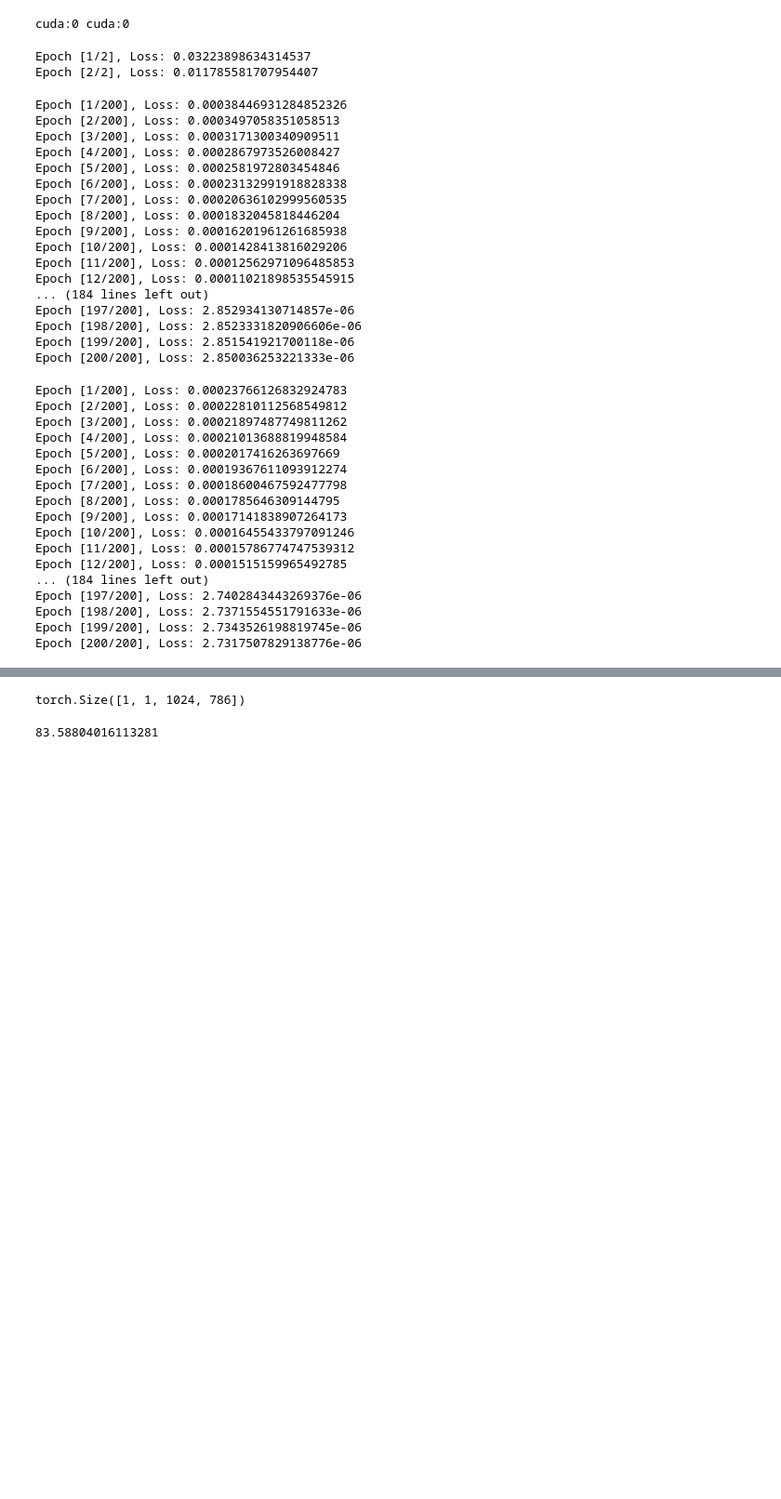
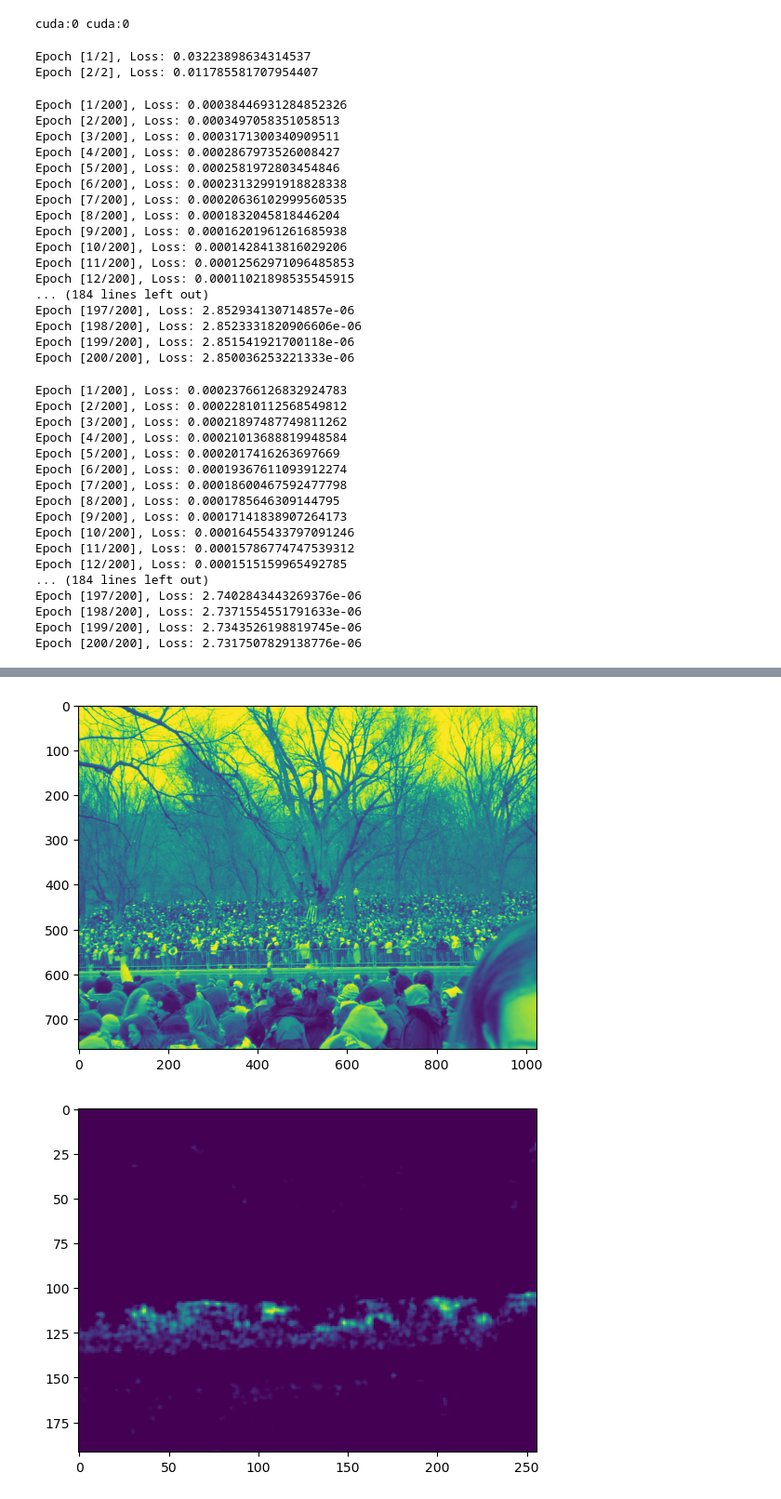
Before and after one commit to Redluigi1/Crowd_counting_using_MCNN, a Jupyter notebook: main.ipynb, the cells around one changed output, grey strips where cells are left out. Shown at 93% size. Saved outputs shown, nothing was run; the diff lists cells and outputs as text; code cells hidden in the pictures; blank space fills up the shorter version.

```diff
--- a/main.ipynb
+++ b/main.ipynb
@@ -44,9 +50,10 @@ def image_to_matrix_for_eval(path):
 
     ht_1 = int((ht/4)*4)
     wd_1 = int((wd/4)*4)
-    if ht > 1000 and wd_1 > 1000:
+    if ht > 1000 and wd > 1000:
+        scale = max(ht_1/1000,wd_1/1000)
 
-        img = cv2.resize(img,(786,1024))
+        img = cv2.resize(img,(500,500))
 
     else:
         img = cv2.resize(img,(wd_1,ht_1))
@@ -168,7 +175,7 @@ class MCNN(nn.Module):
         x = torch.cat((x1,x2,x3),1)
         x = self.fuse(x)
 
-        return x
+        return x*2.4 # to compensate for the downscalling of gaussian kernel
 # %%
 class CustomMSELoss(nn.Module):
     def __init__(self):
@@ -736,9 +756,16 @@ Final RELATIVE MSE -  151.434786844358
-# %%
-a = image_to_matrix_for_eval('a.jpg')
-print(a.shape)
-a = MODEL(a)
-a = np.sum(a.detach().cpu().numpy())
-a*2.4
-# %% [output]
-torch.Size([1, 1, 1024, 786])
-83.58804016113281
+# %%
+input_image = image_to_matrix_for_eval('IMG_1.jpg')
+output_image = MODEL(input_image)
+
+input_image = input_image.squeeze()
+input_image = input_image.detach().cpu().numpy()
+
+output_image = output_image.squeeze().detach().cpu().numpy()
+
+plt.imshow(input_image)
+plt.show()
+plt.imshow(output_image)
+plt.show()
+# %% [output]
+[figure, added]
+[figure, added]
```
Also changed, not shown: parts of 9 cells of this notebook.
